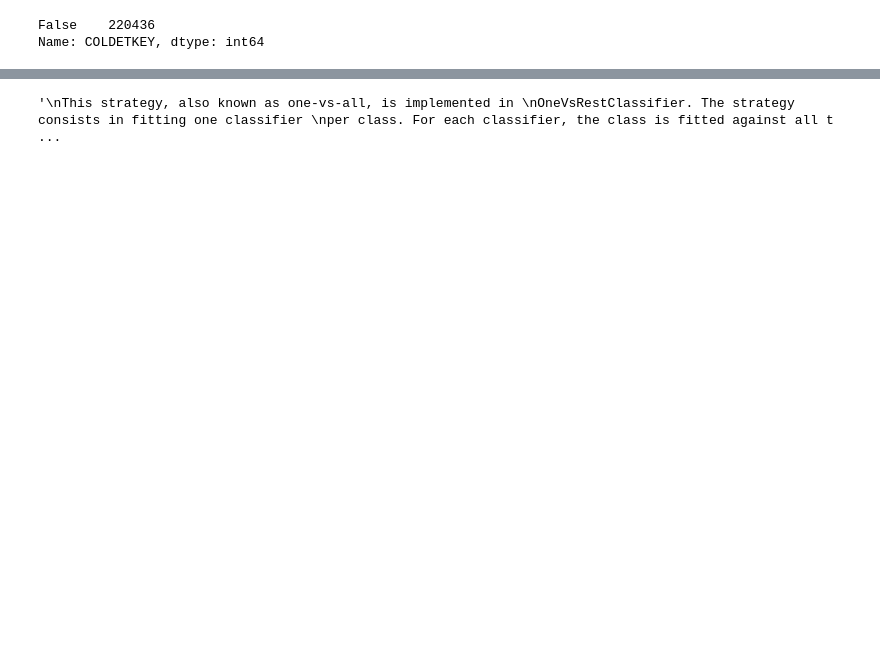
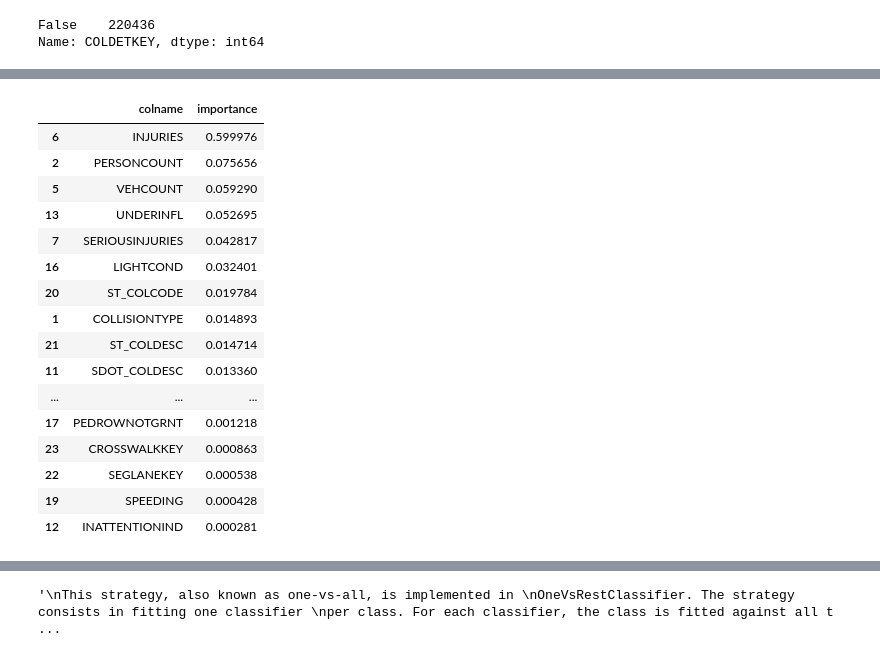
Before and after one commit to DataCircles/traffic_collisions_ml_team2, a Jupyter notebook: ou/base_model.ipynb, the cells around one changed output, grey strips where cells are left out. Saved outputs shown, nothing was run; the diff lists cells and outputs as text; code cells hidden in the pictures; blank space fills up the shorter version.

```diff
--- a/ou/base_model.ipynb
+++ b/ou/base_model.ipynb
@@ -121,0 +201,30 @@ print(f1_score1)
+# %%
+# Important features:
+col = ['ADDRTYPE', 'COLLISIONTYPE', 'PERSONCOUNT', 'PEDCOUNT', 'PEDCYLCOUNT',
+       'VEHCOUNT', 'INJURIES', 'SERIOUSINJURIES', 'FATALITIES', 'JUNCTIONTYPE',
+       'SDOT_COLCODE', 'SDOT_COLDESC', 'INATTENTIONIND', 'UNDERINFL',
+       'WEATHER', 'ROADCOND', 'LIGHTCOND', 'PEDROWNOTGRNT', 'SDOTCOLNUM',
+       'SPEEDING', 'ST_COLCODE', 'ST_COLDESC', 'SEGLANEKEY', 'CROSSWALKKEY',
+       'HITPARKEDCAR', 'year', 'month', 'hour']
+rank = pd.DataFrame(data={'colname':col, 'importance':forest_clf.feature_importances_})
+# %%
+# Variables should be removed:  INJURIES, SERIOUSINJURIES, FATALITIES
+rank.sort_values('importance', ascending=False)
+# %% [output]
+|  | colname | importance |
+| 6 | INJURIES | 0.599976 |
+| 2 | PERSONCOUNT | 0.075656 |
+| 5 | VEHCOUNT | 0.059290 |
+| 13 | UNDERINFL | 0.052695 |
+| 7 | SERIOUSINJURIES | 0.042817 |
+| 16 | LIGHTCOND | 0.032401 |
+| 20 | ST_COLCODE | 0.019784 |
+| 1 | COLLISIONTYPE | 0.014893 |
+| 21 | ST_COLDESC | 0.014714 |
+| 11 | SDOT_COLDESC | 0.013360 |
+| ... | ... | ... |
+| 17 | PEDROWNOTGRNT | 0.001218 |
+| 23 | CROSSWALKKEY | 0.000863 |
+| 22 | SEGLANEKEY | 0.000538 |
+| 19 | SPEEDING | 0.000428 |
+| 12 | INATTENTIONIND | 0.000281 |
```
Also changed, not shown: parts of 20 cells of this notebook, 1 other file.
